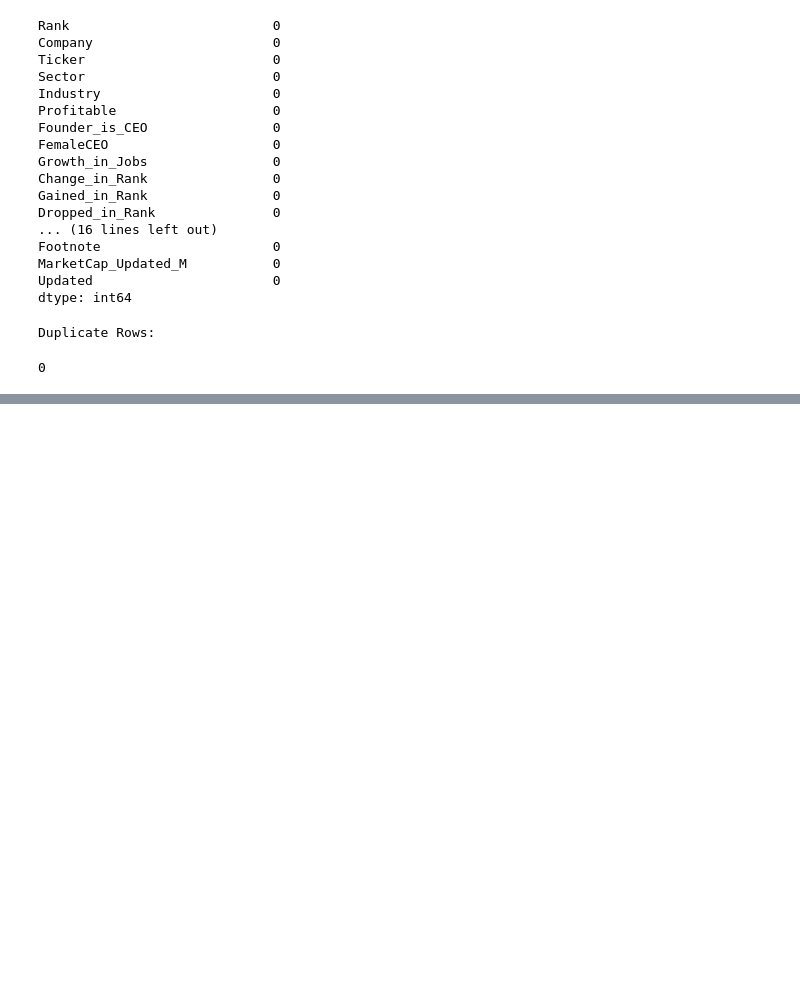
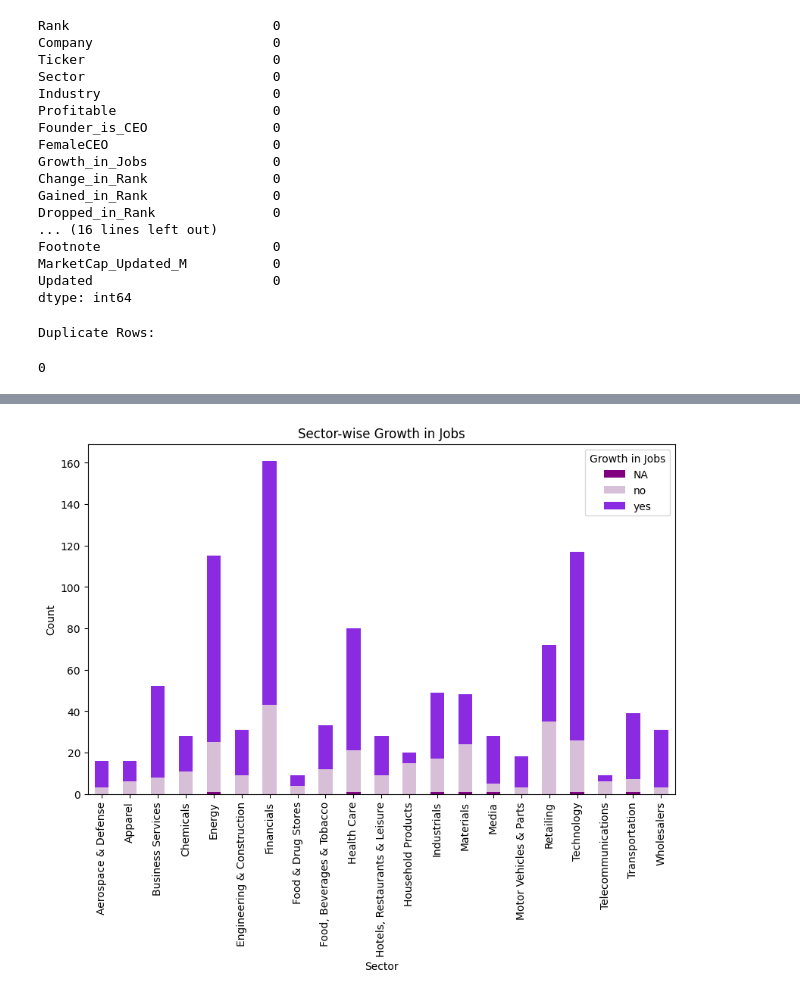
Before and after one commit to feer-rodriguess90/Fortune-500-Data-Analysis-Project, a Jupyter notebook: codigo.ipynb, the cells around one changed output, grey strips where cells are left out. Cells and saved outputs as stored; diff of their text form; code cells hidden in the pictures; blank space fills up the shorter version.

```diff
--- a/codigo.ipynb
+++ b/codigo.ipynb
@@ -183,0 +229,14 @@ Name: count, dtype: int64
+# %%
+
+# Group the data by sector and type of growth in jobs
+sector_growth = df.groupby(['Sector', 'Growth_in_Jobs']).size().unstack()
+
+# Plot the stacked bar chart
+sector_growth.plot(kind='bar', stacked=True, figsize=(10, 6), color = ('purple', 'thistle', 'blueviolet'))
+plt.title('Sector-wise Growth in Jobs')
+plt.xlabel('Sector')
+plt.ylabel('Count')
+plt.legend(title='Growth in Jobs', loc='upper right')
+plt.show()
+# %% [output]
+[figure, added]
```
Also changed, not shown: parts of 12 cells of this notebook.
